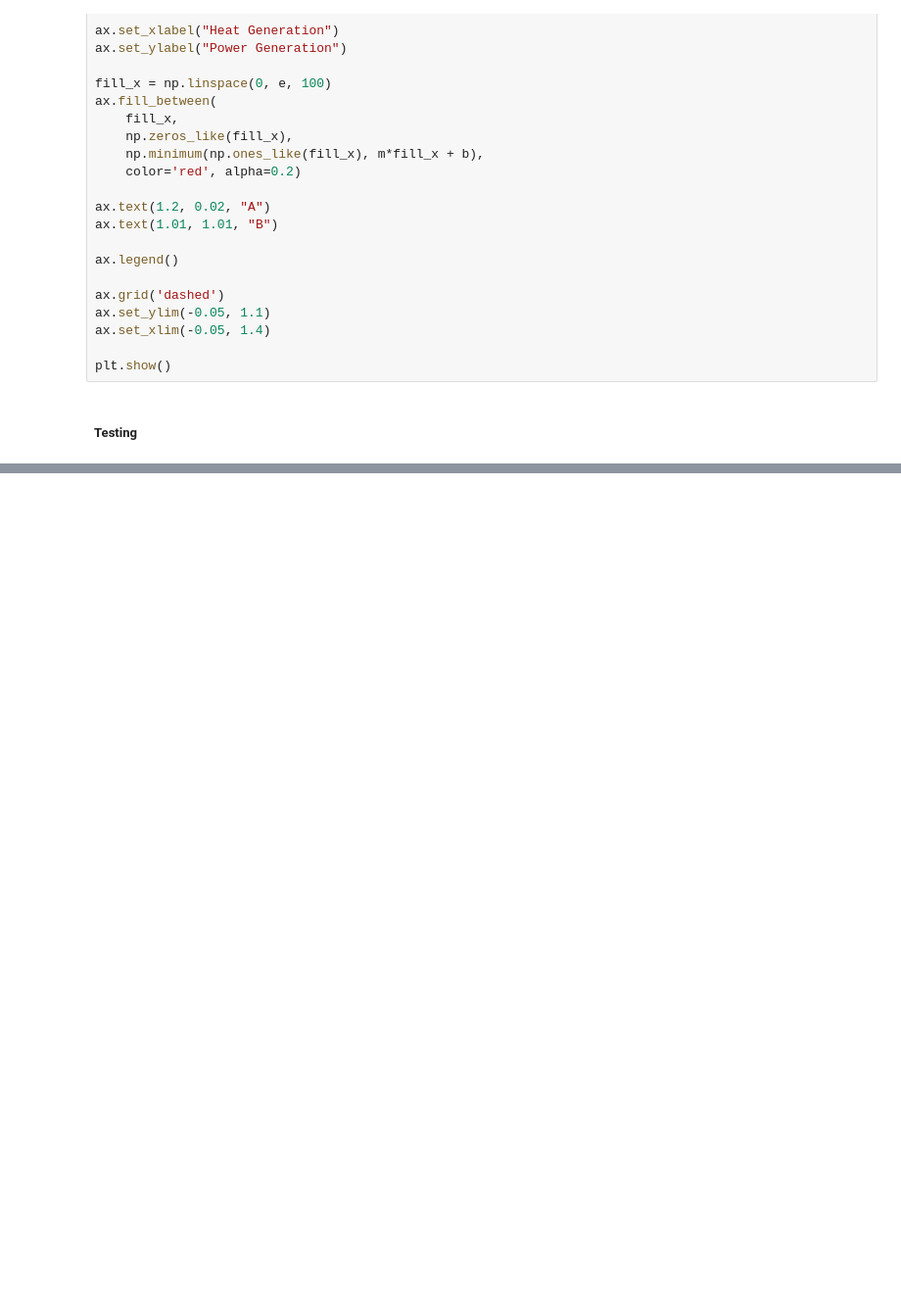
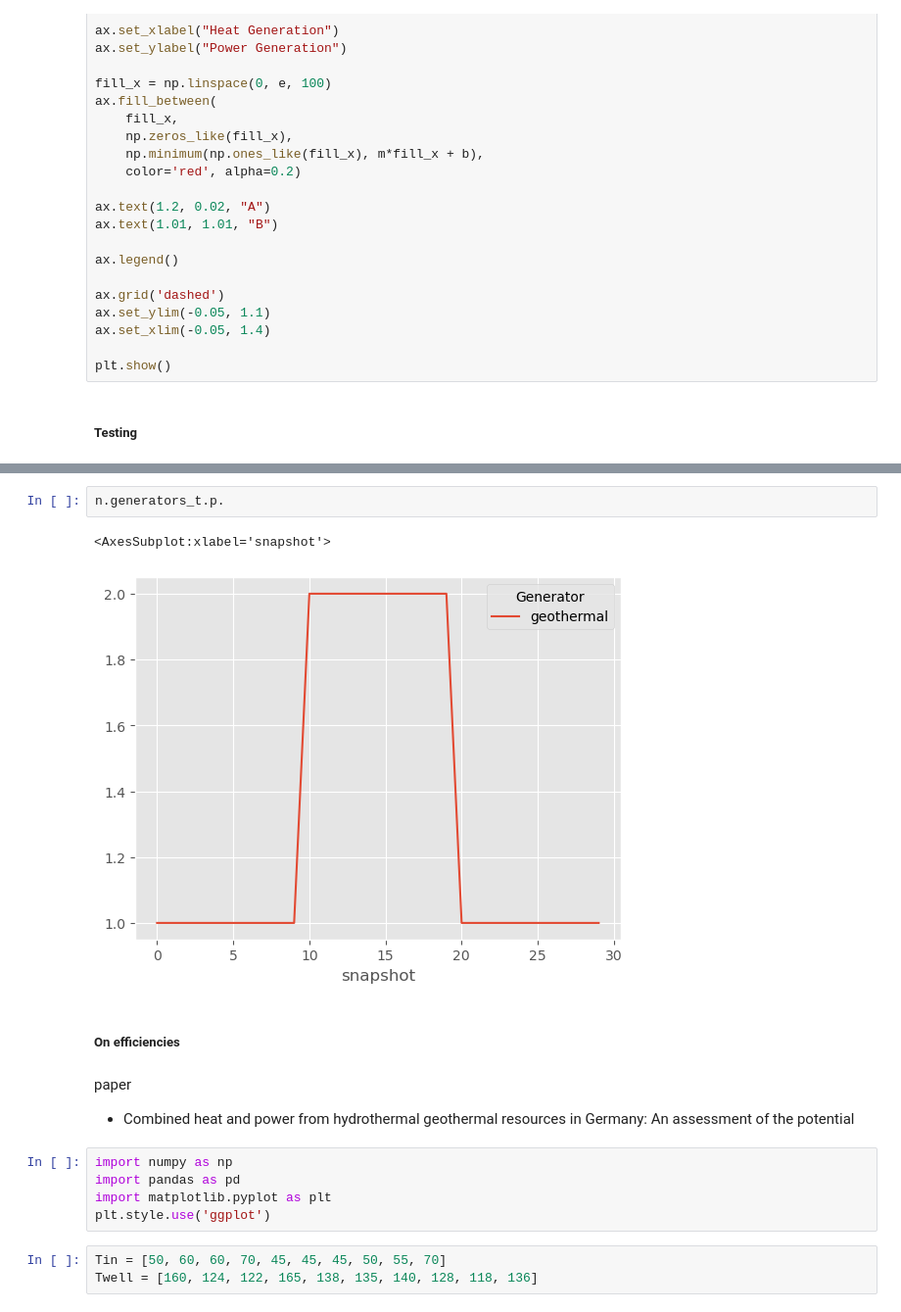
Before and after one commit to LukasFrankenQ/egs_market_integration, a Jupyter notebook: notebooks/chp_notes.ipynb, the cells around one changed output, grey strips where cells are left out. Shown: that part at 98% size. Saved outputs shown, nothing was run; the diff lists cells and outputs as text; blank space fills up the shorter version.

```diff
--- a/notebooks/chp_notes.ipynb
+++ b/notebooks/chp_notes.ipynb
@@ -187,0 +255,19 @@ WARNING:pypsa.linopf:Optimization failed with status warning and termination con
+# %%
+n.generators_t.p.
+# %% [output]
+<AxesSubplot:xlabel='snapshot'>
+[figure, added]
+# %% [markdown]
+##### On efficiencies
+# %% [markdown]
+paper
+
+- Combined heat and power from hydrothermal geothermal resources in Germany: An assessment of the potential
+# %%
+import numpy as np
+import pandas as pd
+import matplotlib.pyplot as plt
+plt.style.use('ggplot')
+# %%
+Tin = [50, 60, 60, 70, 45, 45, 45, 50, 55, 70]
+Twell = [160, 124, 122, 165, 138, 135, 140, 128, 118, 136]
```
Also changed, not shown: parts of 10 cells of this notebook.
